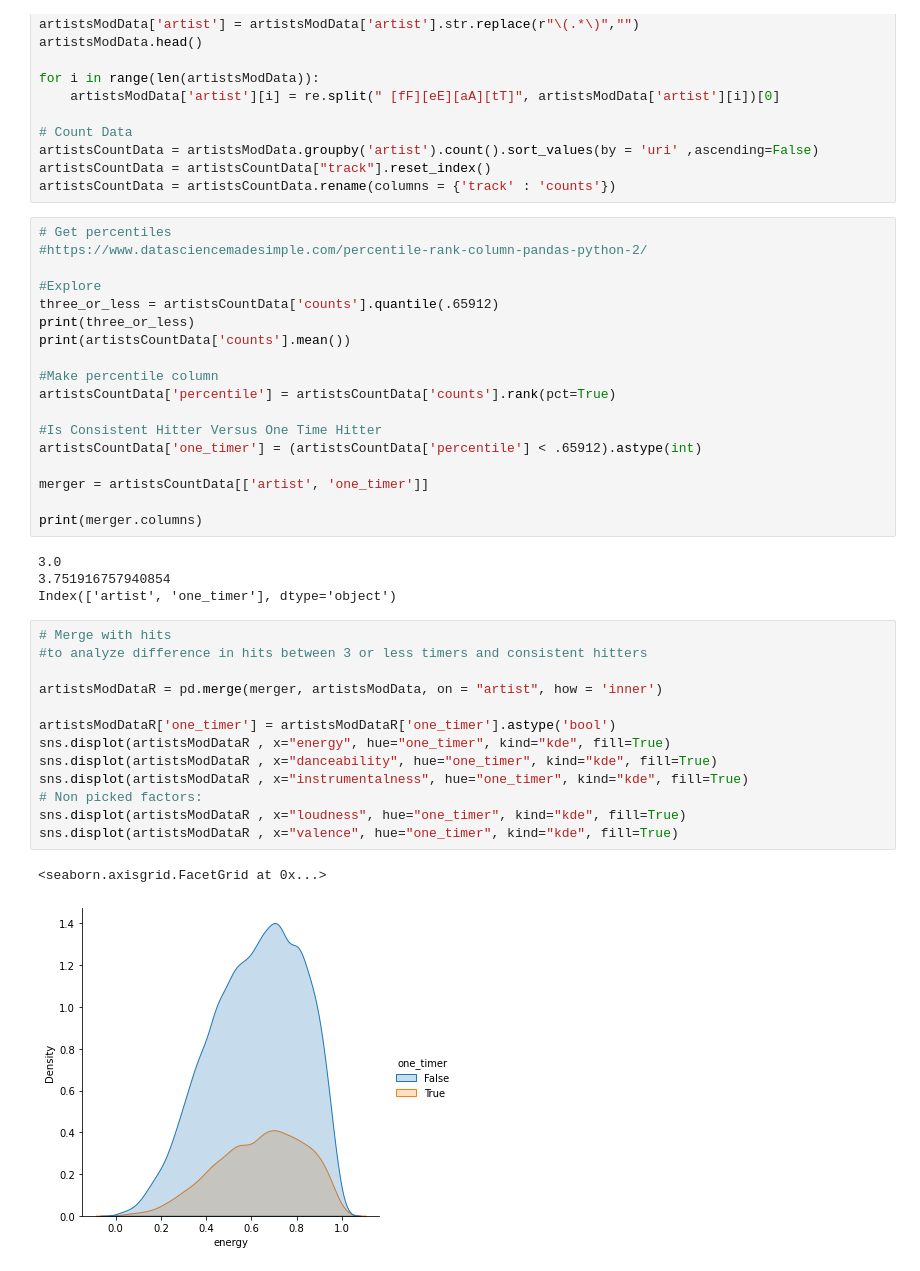
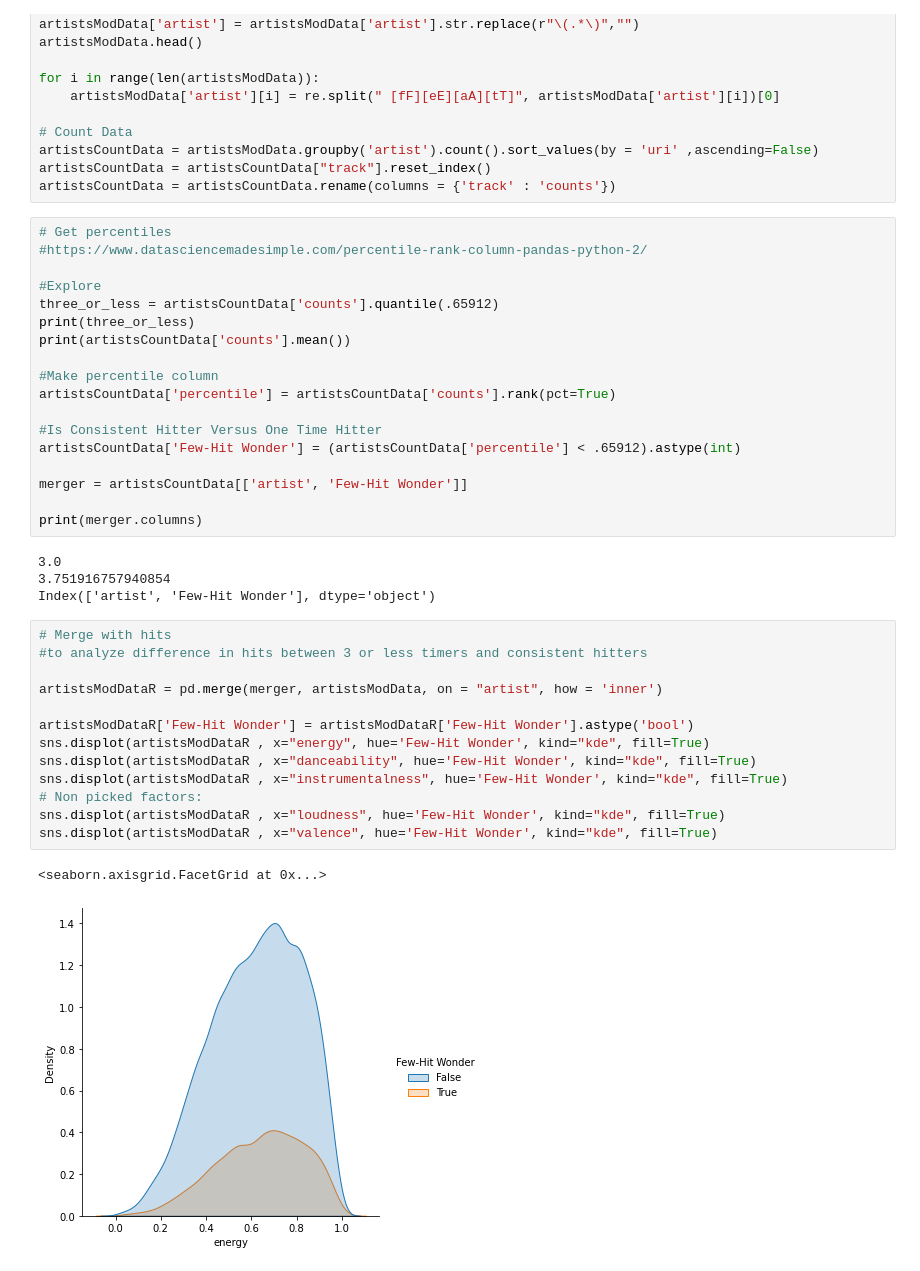
Before and after one commit to josephcscarpa/CS216GP, a Jupyter notebook: few_hit_wonders_versus_consistent.ipynb, the cells around one changed output. Drawn from its saved outputs; the diff is of its cells as text.

```diff
--- a/few_hit_wonders_versus_consistent.ipynb
+++ b/few_hit_wonders_versus_consistent.ipynb
@@ -142,28 +142,28 @@ print(artistsCountData['counts'].mean())
 artistsCountData['percentile'] = artistsCountData['counts'].rank(pct=True)
 
 #Is Consistent Hitter Versus One Time Hitter
-artistsCountData['one_timer'] = (artistsCountData['percentile'] < .65912).astype(int)
+artistsCountData['Few-Hit Wonder'] = (artistsCountData['percentile'] < .65912).astype(int)
 
-merger = artistsCountData[['artist', 'one_timer']]
+merger = artistsCountData[['artist', 'Few-Hit Wonder']]
 
 print(merger.columns)
 # %% [output]
 3.0
 3.751916757940854
-Index(['artist', 'one_timer'], dtype='object')
+Index(['artist', 'Few-Hit Wonder'], dtype='object')
 # %%
 # Merge with hits
 #to analyze difference in hits between 3 or less timers and consistent hitters
 
 artistsModDataR = pd.merge(merger, artistsModData, on = "artist", how = 'inner')
 
-artistsModDataR['one_timer'] = artistsModDataR['one_timer'].astype('bool')
-sns.displot(artistsModDataR , x="energy", hue="one_timer", kind="kde", fill=True)
-sns.displot(artistsModDataR , x="danceability", hue="one_timer", kind="kde", fill=True)
-sns.displot(artistsModDataR , x="instrumentalness", hue="one_timer", kind="kde", fill=True)
+artistsModDataR['Few-Hit Wonder'] = artistsModDataR['Few-Hit Wonder'].astype('bool')
+sns.displot(artistsModDataR , x="energy", hue='Few-Hit Wonder', kind="kde", fill=True)
+sns.displot(artistsModDataR , x="danceability", hue='Few-Hit Wonder', kind="kde", fill=True)
+sns.displot(artistsModDataR , x="instrumentalness", hue='Few-Hit Wonder', kind="kde", fill=True)
 # Non picked factors:
-sns.displot(artistsModDataR , x="loudness", hue="one_timer", kind="kde", fill=True)
-sns.displot(artistsModDataR , x="valence", hue="one_timer", kind="kde", fill=True)
+sns.displot(artistsModDataR , x="loudness", hue='Few-Hit Wonder', kind="kde", fill=True)
+sns.displot(artistsModDataR , x="valence", hue='Few-Hit Wonder', kind="kde", fill=True)
 # %% [output]
 <seaborn.axisgrid.FacetGrid at 0x...>
-[figure, old version]
+[figure, new version]
```
Also changed, not shown: parts of 1 cell of this notebook, 15 other files.
